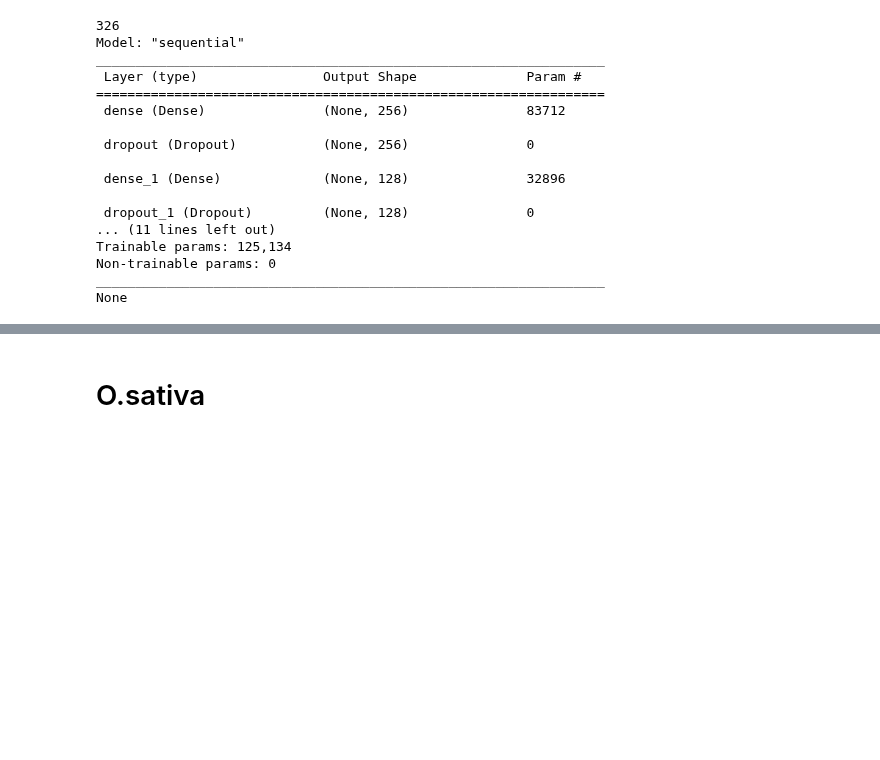
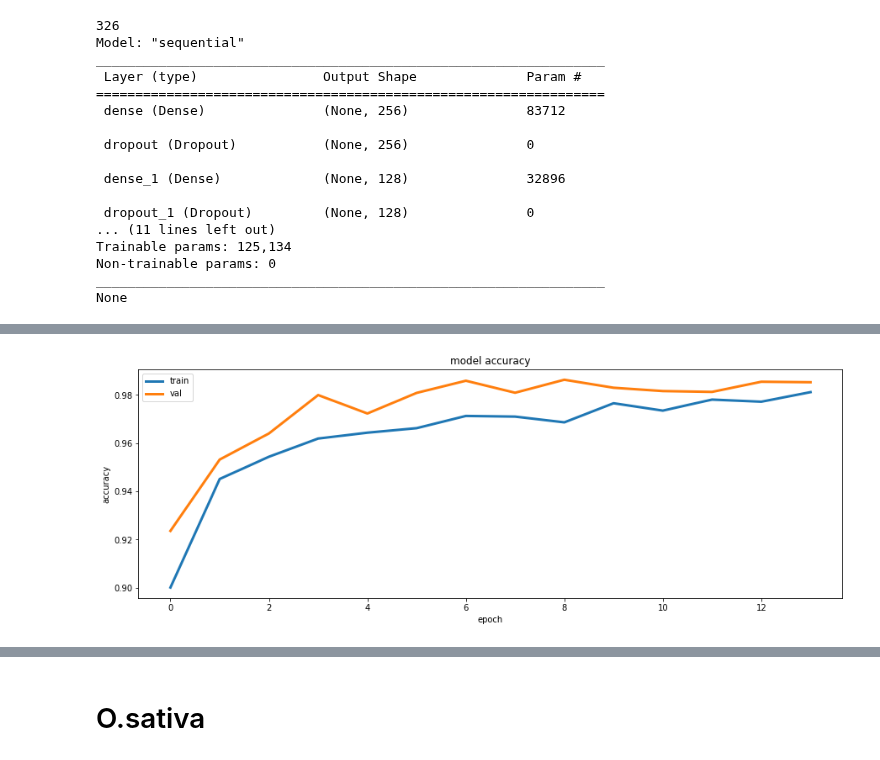
Before and after one commit to Ilia-Abolhasani/amir-p3, a Jupyter notebook: ipynb files/Classification.ipynb, the cells around one changed output, grey strips where cells are left out. Drawn from its saved outputs; the diff is of its cells as text; code cells hidden in the pictures; blank space fills up the shorter version.

```diff
--- a/ipynb files/Classification.ipynb
+++ b/ipynb files/Classification.ipynb
@@ -692,0 +321,11 @@ Epoch 35/100
+# %%
+plt.figure(figsize=(15, 5))
+plt.plot(history.history['acc'], linewidth=3)
+plt.plot(history.history['val_acc'], linewidth=3)
+plt.title('model accuracy')
+plt.ylabel('accuracy')
+plt.xlabel('epoch')
+plt.legend(['train', 'val'], loc='upper left')
+plt.show()
+# %% [output]
+[figure, added]
```
Also changed, not shown: parts of 29 cells of this notebook, 4 other files.
